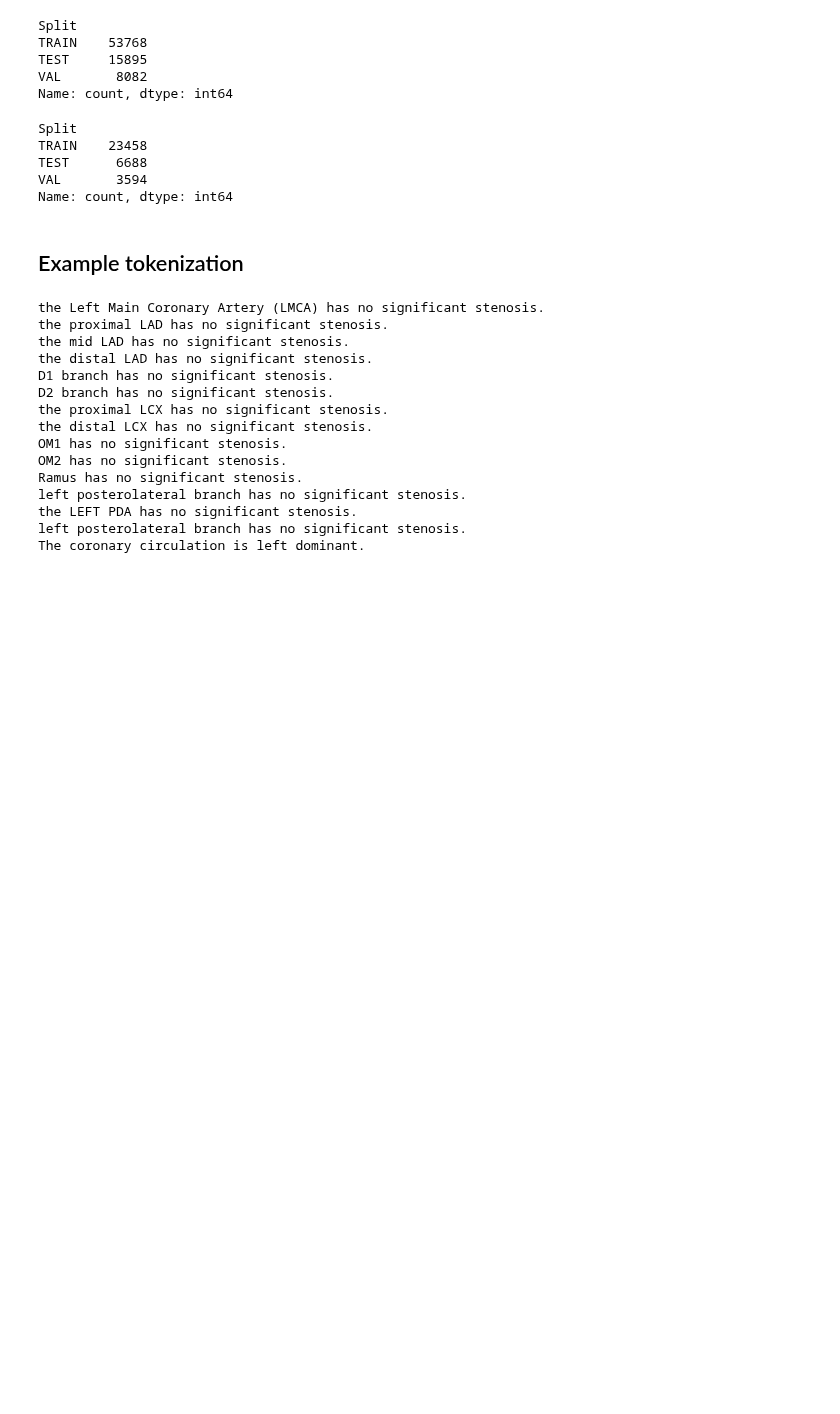
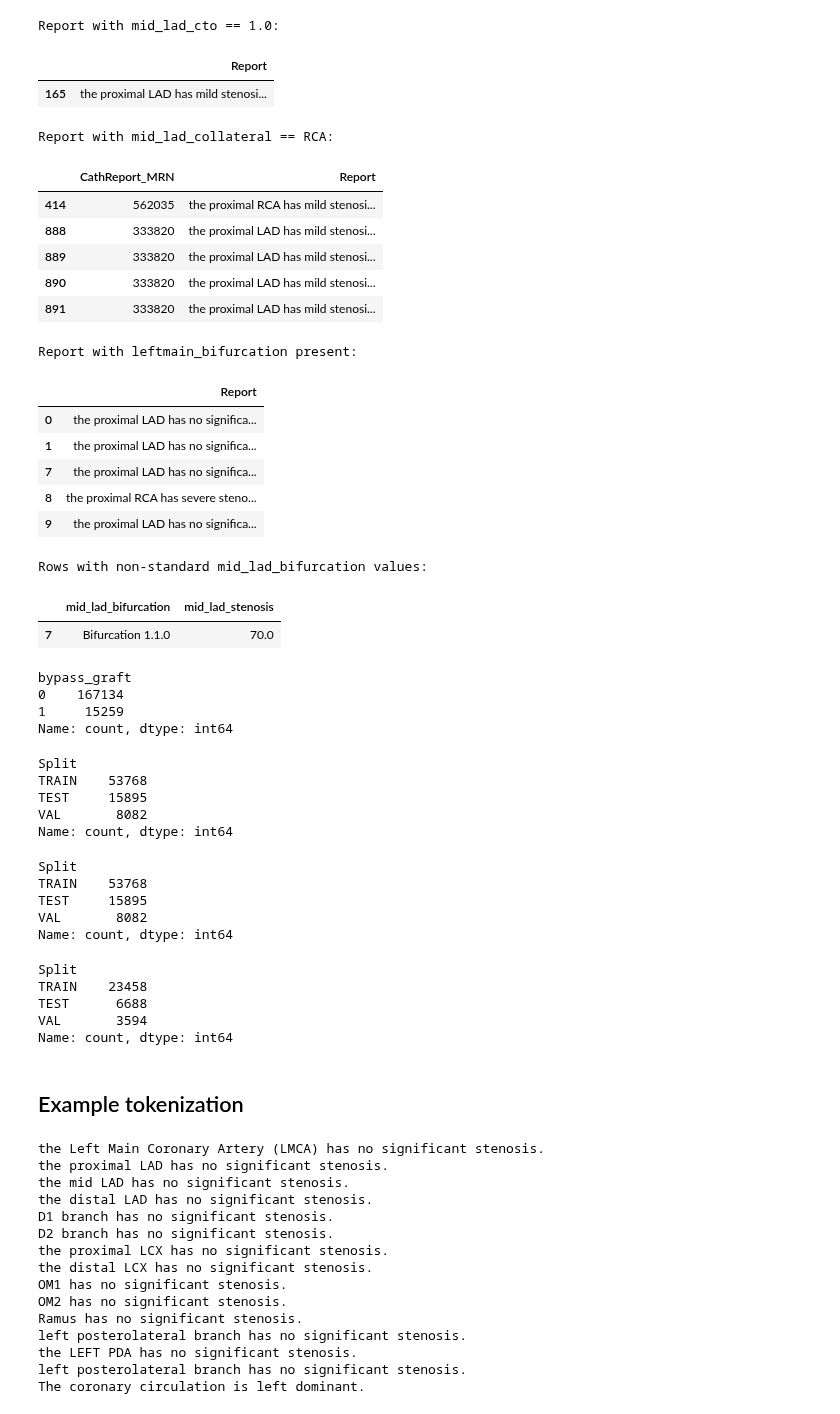
Before and after one commit to HeartWise-AI/DeepCORO_CLIP, a Jupyter notebook: generate_dataset.ipynb, the cells around one changed output. Saved outputs shown, nothing was run; the diff lists cells and outputs as text; code cells hidden in the pictures; blank space fills up the shorter version.

```diff
--- a/generate_dataset.ipynb
+++ b/generate_dataset.ipynb
@@ -373,4 +86,67 @@ for lbl, sdf in samples.items():
+# %%
+import pandas as pd
+import numpy as np
+
+df_merged = pd.read_csv('reports/processed_dataset.csv')
+# %%
+# Show report where mid_lad_cto == 1.0
+print("Report with mid_lad_cto == 1.0:")
+display(df_merged[df_merged['mid_lad_cto'] == 1.0][['Report']].head(1))
+
+# Show report where mid_lad_collateral == RCA
+print("\nReport with mid_lad_collateral == RCA:")
+display(df_merged[df_merged['mid_lad_collateral'] == 'RCA'][['CathReport_MRN','Report']].head(5))
+
+# Show report where leftmain_bifurcation is present
+print("\nReport with leftmain_bifurcation present:")
+display(df_merged[df_merged['mid_lad_bifurcation'] != 'Pas de lésion de bifurcation'][['Report']].head(5))
+# %% [output]
+Report with mid_lad_cto == 1.0:
+|  | Report |
+| 165 | the proximal LAD has mild stenosi... |
+Report with mid_lad_collateral == RCA:
+|  | CathReport_MRN | Report |
+| 414 | 562035 | the proximal RCA has mild stenosi... |
+| 888 | 333820 | the proximal LAD has mild stenosi... |
+| 889 | 333820 | the proximal LAD has mild stenosi... |
+| 890 | 333820 | the proximal LAD has mild stenosi... |
+| 891 | 333820 | the proximal LAD has mild stenosi... |
+Report with leftmain_bifurcation present:
+|  | Report |
+| 0 | the proximal LAD has no significa... |
+| 1 | the proximal LAD has no significa... |
+| 7 | the proximal LAD has no significa... |
+| 8 | the proximal RCA has severe steno... |
+| 9 | the proximal LAD has no significa... |
+# %%
+
+# Show rows where mid_lad_bifurcation has non-standard values
+print("Rows with non-standard mid_lad_bifurcation values:")
+mask = ~df_merged['mid_lad_bifurcation'].isin([0.0, 0, np.nan, 'Pas de lésion de bifurcation'])
+display(df_merged[mask][['mid_lad_bifurcation','mid_lad_stenosis']].head(1))
+# %% [output]
+Rows with non-standard mid_lad_bifurcation values:
+|  | mid_lad_bifurcation | mid_lad_stenosis |
+| 7 | Bifurcation 1.1.0 | 70.0 |
 # %%
 # Create bypass_graft column based on whether Conclusion contains "pontage" (case-insensitive)
 df_merged['bypass_graft'] = df_merged['Conclusion'].str.contains('pontage', case=False, na=False).astype(int)
+# %%
+display(df_merged.bypass_graft.value_counts())
+# %% [output]
+bypass_graft
+0    167134
+1     15259
+Name: count, dtype: int64
+# %%
+# Load the output file with alpha separator
+output_sampled_file_path = "data/reports/reports_with_alpha_separator_with_Calcifc_Stenosis_IFR_20250108_RCA_LCA.csv"
+df_sampled = pd.read_csv(output_sampled_file_path, sep="α")
+display(df_sampled.Split.value_counts())
+# %% [output]
+Split
+TRAIN    53768
+TEST     15895
+VAL       8082
+Name: count, dtype: int64
 # %%
```
Also changed, not shown: parts of 7 cells of this notebook, 8 other files.
